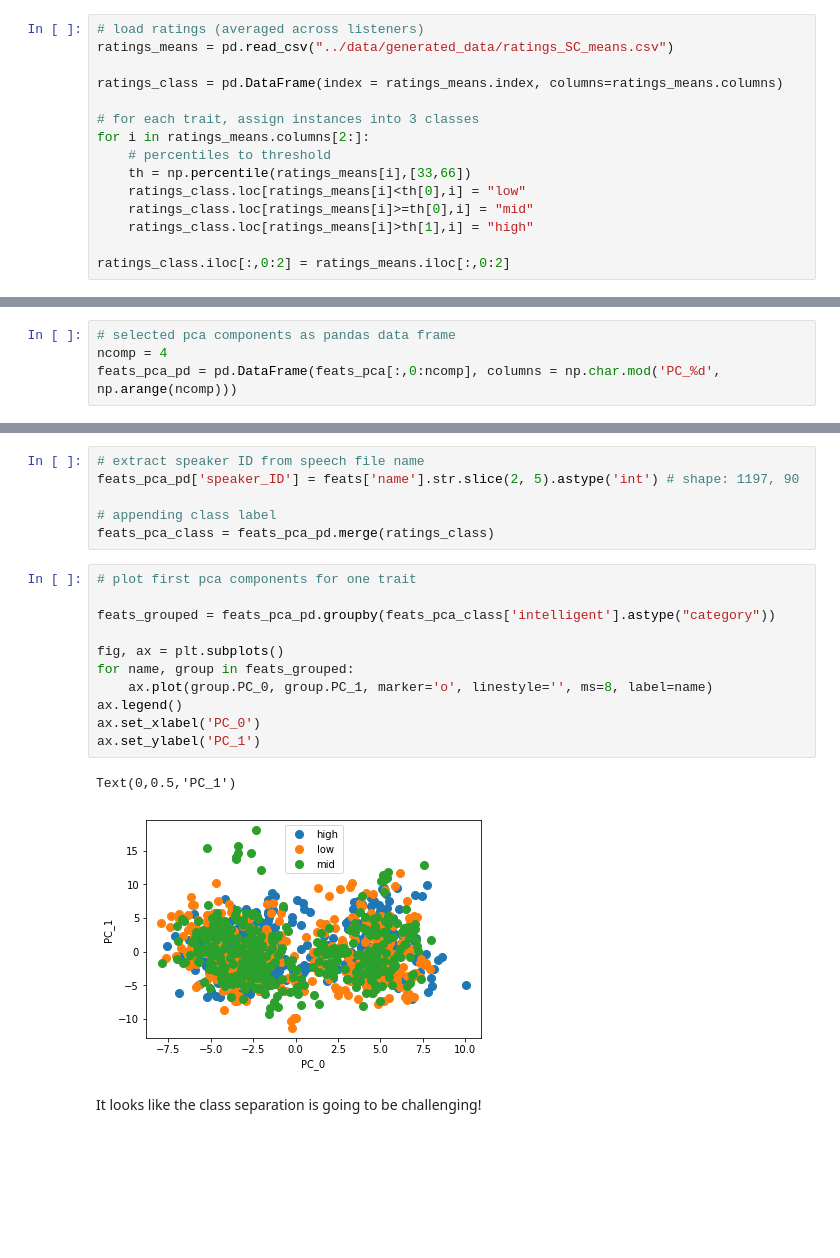
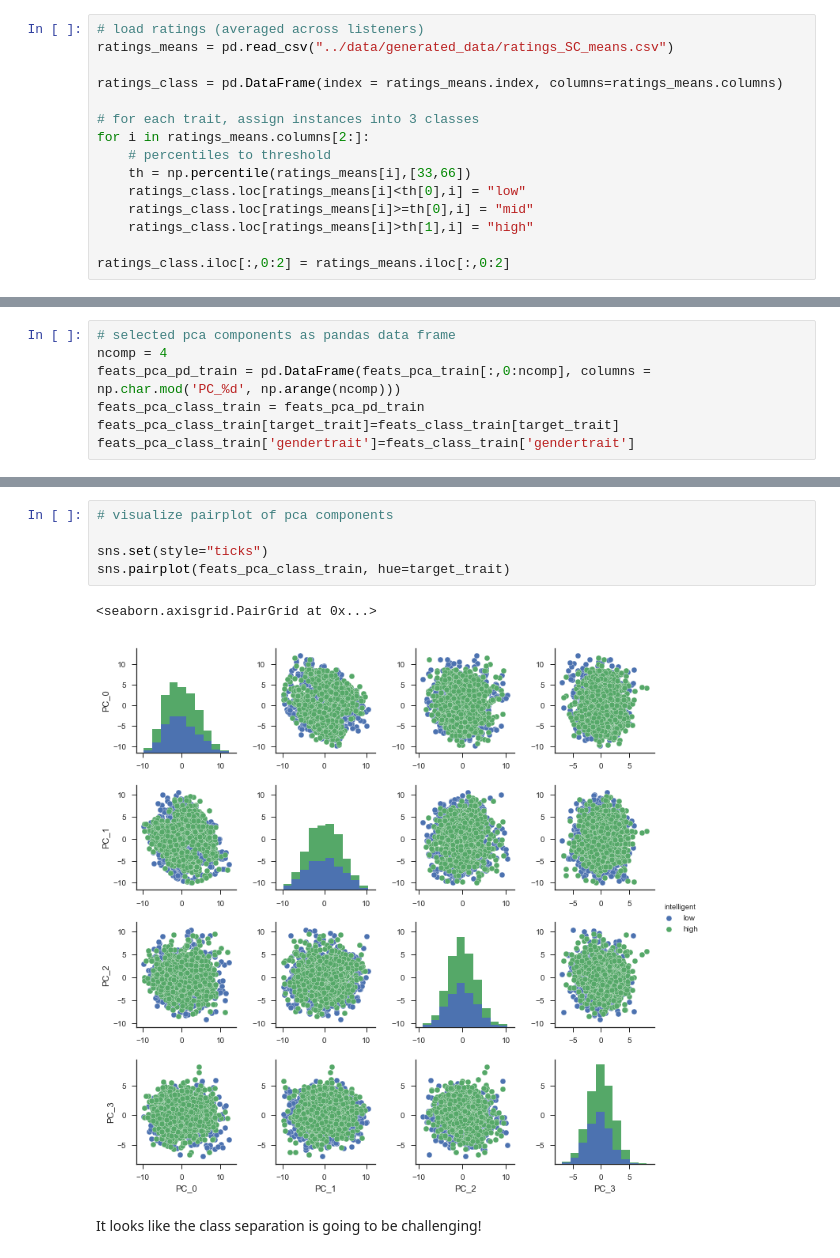
Before and after one commit to laufergall/ML_Speaker_Characteristics, a Jupyter notebook: classification/02_evaluating_classification.ipynb, the cells around one changed output, grey strips where cells are left out. Saved outputs shown, nothing was run; the diff lists cells and outputs as text; blank space fills up the shorter version.

```diff
--- a/classification/02_evaluating_classification.ipynb
+++ b/classification/02_evaluating_classification.ipynb
@@ -133,4 +215,7 @@ We will retain the first 4 principal components, which account for 53% of the ex
 # %%
 # selected pca components as pandas data frame
 ncomp = 4
-feats_pca_pd = pd.DataFrame(feats_pca[:,0:ncomp], columns = np.char.mod('PC_%d', np.arange(ncomp)))
+feats_pca_pd_train = pd.DataFrame(feats_pca_train[:,0:ncomp], columns = np.char.mod('PC_%d', np.arange(ncomp)))
+feats_pca_class_train = feats_pca_pd_train
+feats_pca_class_train[target_trait]=feats_class_train[target_trait]
+feats_pca_class_train['gendertrait']=feats_class_train['gendertrait']
@@ -141,23 +222,11 @@ Unfortunately, no subjective ratings have been collected for the spontaneous dia
-# %%
-# extract speaker ID from speech file name
-feats_pca_pd['speaker_ID'] = feats['name'].str.slice(2, 5).astype('int') # shape: 1197, 90
-
-# appending class label
-feats_pca_class = feats_pca_pd.merge(ratings_class)
-# %%
-# plot first pca components for one trait
-
-feats_grouped = feats_pca_pd.groupby(feats_pca_class['intelligent'].astype("category"))
-
-fig, ax = plt.subplots()
-for name, group in feats_grouped:
-    ax.plot(group.PC_0, group.PC_1, marker='o', linestyle='', ms=8, label=name)
-ax.legend()
-ax.set_xlabel('PC_0')
-ax.set_ylabel('PC_1')
-# %% [output]
-Text(0,0.5,'PC_1')
-[figure, removed]
+# %%
+# visualize pairplot of pca components
+
+sns.set(style="ticks")
+sns.pairplot(feats_pca_class_train, hue=target_trait)
+# %% [output]
+<seaborn.axisgrid.PairGrid at 0x...>
+[figure, added]
 # %% [markdown]
 It looks like the class separation is going to be challenging!
 # %% [markdown]
```
Also changed, not shown: parts of 40 cells of this notebook.
